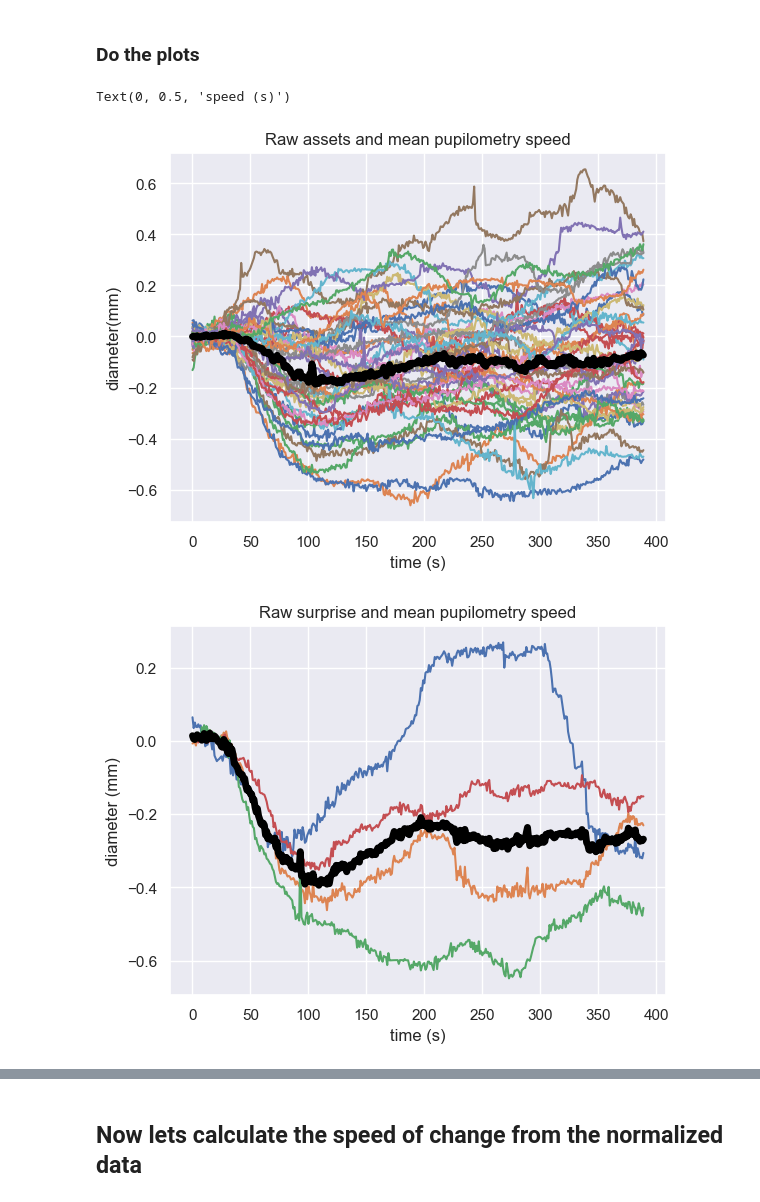
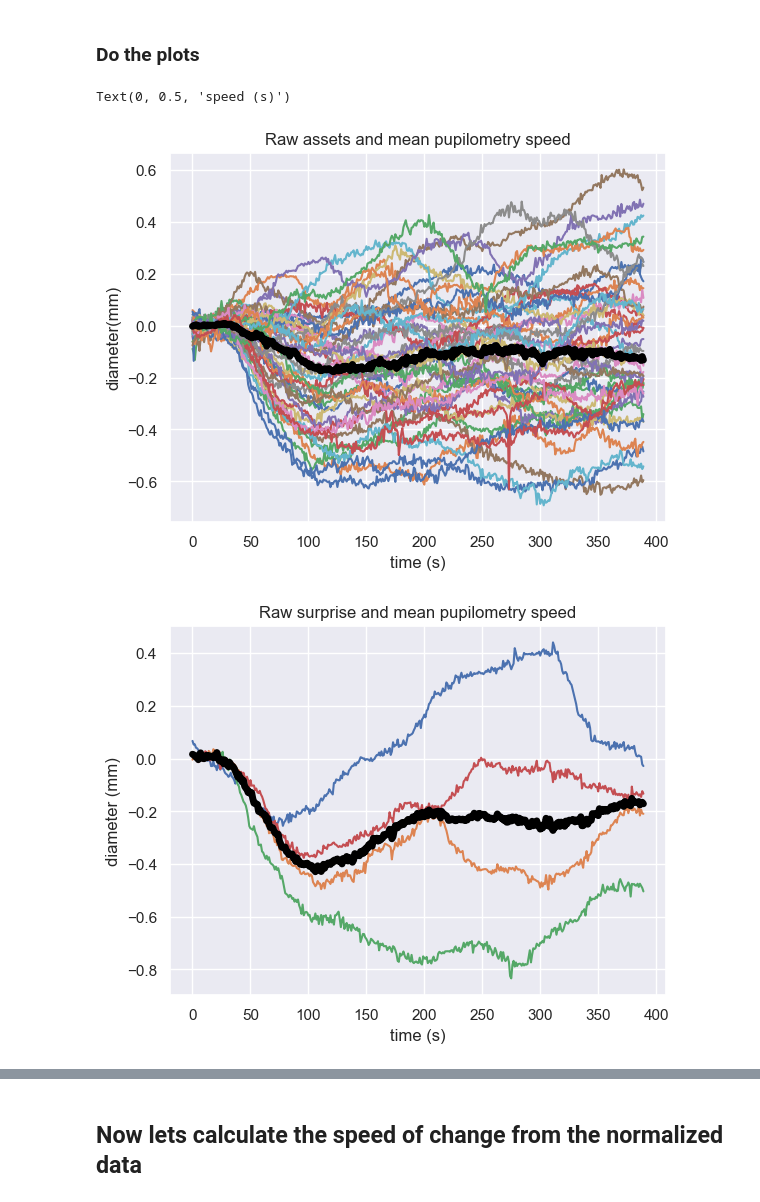
Before and after one commit to Rockyneuron/pupil_labs_analysis, a Jupyter notebook: analysis/pupillometry_analysis_2.ipynb, the cells around one changed output, grey strips where cells are left out. Cells and saved outputs as stored; diff of their text form; code cells hidden in the pictures.

Commit message:
[st] add  smotting splines

```diff
--- a/analysis/pupillometry_analysis_2.ipynb
+++ b/analysis/pupillometry_analysis_2.ipynb
@@ -74,7 +76,7 @@ Index(['pupil_timestamp', 'world_index', 'eye_id', 'confidence', 'norm_pos_x',
 # %%
 from IPython.display import display
 
-confidence_thr=0.99
+confidence_thr=1
 
 # filter for 3d data
 detector_3d_data = pupil_pd_frame[pupil_pd_frame.method == 'pye3d 0.3.0 real-time']
@@ -83,8 +85,8 @@ detector_3d_data = pupil_pd_frame[pupil_pd_frame.method == 'pye3d 0.3.0 real-tim
 # pupil_left_eye=detector_3d_data.loc[(pupil_pd_frame['eye_id']==1) & (pupil_pd_frame['confidence']>0.99), ['diameter','pupil_timestamp']]
 # pupil_right_eye=detector_3d_data.loc[(pupil_pd_frame['eye_id']==0) & (pupil_pd_frame['confidence']>0.99), ['diameter','pupil_timestamp']]
 
-pupil_left_eye=detector_3d_data.loc[(pupil_pd_frame['eye_id']==1) & (pupil_pd_frame['confidence']>confidence_thr)]
-pupil_right_eye=detector_3d_data.loc[(pupil_pd_frame['eye_id']==0) & (pupil_pd_frame['confidence']>confidence_thr)]
+pupil_left_eye=detector_3d_data.loc[(pupil_pd_frame['eye_id']==1) & (pupil_pd_frame['confidence']>=confidence_thr)]
+pupil_right_eye=detector_3d_data.loc[(pupil_pd_frame['eye_id']==0) & (pupil_pd_frame['confidence']>=confidence_thr)]
 blinks_left_eye=detector_3d_data.loc[(pupil_pd_frame['eye_id']==1) & (pupil_pd_frame['confidence']< confidence_thr)]
 blinks_right_eye=detector_3d_data.loc[(pupil_pd_frame['eye_id']==0) & (pupil_pd_frame['confidence']< confidence_thr)]
 
@@ -158,15 +163,11 @@ y = pupil_left_eye['diameter_3d']
 time_1=blinks_left_eye['pupil_timestamp'].values[0]
 time_end=blinks_left_eye['pupil_timestamp'].values[-1]
 cs = CubicSpline(x, y)
-xs = np.arange(time_1, 9.6, time_end)
+xs = np.arange(time_1, time_end, 0.1)
+pupil_diam_left_spline=cs(x)
 
 fig, ax = plt.subplots(figsize=(6.5, 4))
 ax.plot(x, y, 'o', label='data')
-ax.plot(xs, np.sin(xs), label='true')
-ax.plot(xs, cs(xs), label="S")
-ax.plot(xs, cs(xs, 1), label="S'")
-ax.plot(xs, cs(xs, 2), label="S''")
-ax.plot(xs, cs(xs, 3), label="S'''")
-ax.set_xlim(-0.5, 9.5)
+ax.plot(x, cs(x),'-', label="S")
 ax.legend(loc='lower left', ncol=2)
 plt.show()
@@ -189,0 +216,3 @@ sampling frequency for left eye is 113.8386389830031
+# %%
+pupil_left_eye['pupil_timestamp']=pupil_left_eye['pupil_timestamp']-pupil_left_eye['pupil_timestamp'].values[0]
+pupil_left_eye['pupil_timestamp']
@@ -233,7 +280,14 @@ window=range(10,400)
 ### Asset normalization
 # %%
 #common variables
-pupil_df=pupil_right_eye
+pupil_df=pupil_left_eye
+pupil_df['diameter_3d']=pupil_diam_left_spline
 # pupil_df['speed']=abs(pupil_df['diameter_3d'].diff(periods=100).rolling(3).median())
 y='diameter_3d'
+
+secons_norm=0.050
+frames_norm=np.round(secons_norm*pupil_sampling_freq_left)
+
 win_norm=range(50)
+frames_norm
+window
@@ -279,35 +340,36 @@ for num,im in enumerate(event.values.flatten()):
 # %%
 %matplotlib inline
 window=range(10,400)
+x=np.arange(0,)
 
 mat=pupil_events_matrix
 fig, ax=plt.subplots(1,1)
 ax.plot(mat[window])
 ax.plot(np.median(mat[window,:],axis=1),linewidth=5,color='black')
 # ax.legend([images,'assets mean'])
 ax.set_title('Raw assets and mean pupilometry speed')
 ax.set_xlabel('time (s)')
 ax.set_ylabel('diameter(mm)')
 
 
 mat=pupil_surprise_matrix
 fig, ax=plt.subplots(1,1)
 ax.plot(mat[window,:])
 ax.plot(np.median(mat[window,:],axis=1),linewidth=5,color='black')
 ax.set_title('Raw surprise and mean pupilometry speed')
 ax.set_xlabel('time (s)')
 ax.set_ylabel('diameter (mm)')
 
 
 fig, ax=plt.subplots(1,1)
 ax.plot(np.median(pupil_surprise_matrix[window,:],axis=1),linewidth=2,color='blue')
 ax.plot(np.median(pupil_events_matrix[window,:],axis=1),linewidth=2,color='black')
 
 ax.legend(['surprise','assets'])
 ax.set_title('Mean pupilometry')
 ax.set_xlabel('time (s)')
 ax.set_ylabel('speed (s)')
 # %% [output]
 Text(0, 0.5, 'speed (s)')
-[figure, old version]
+[figure, new version]
-[figure, old version]
+[figure, new version]
```
Also changed, not shown: parts of 16 cells of this notebook, 1 other file.
